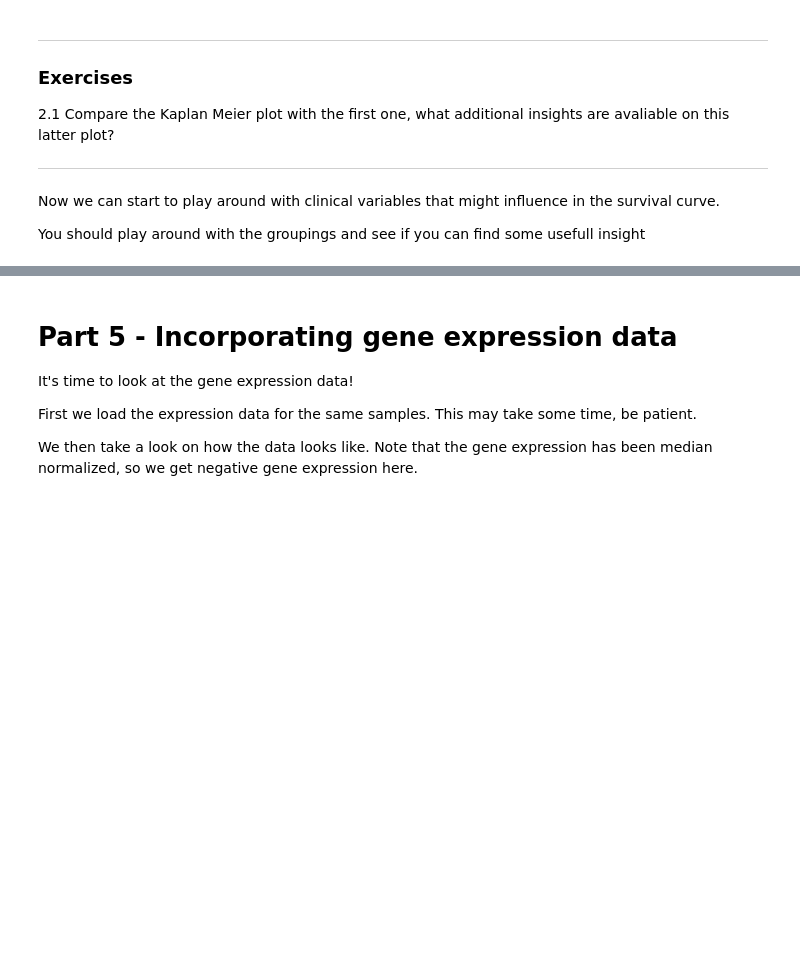
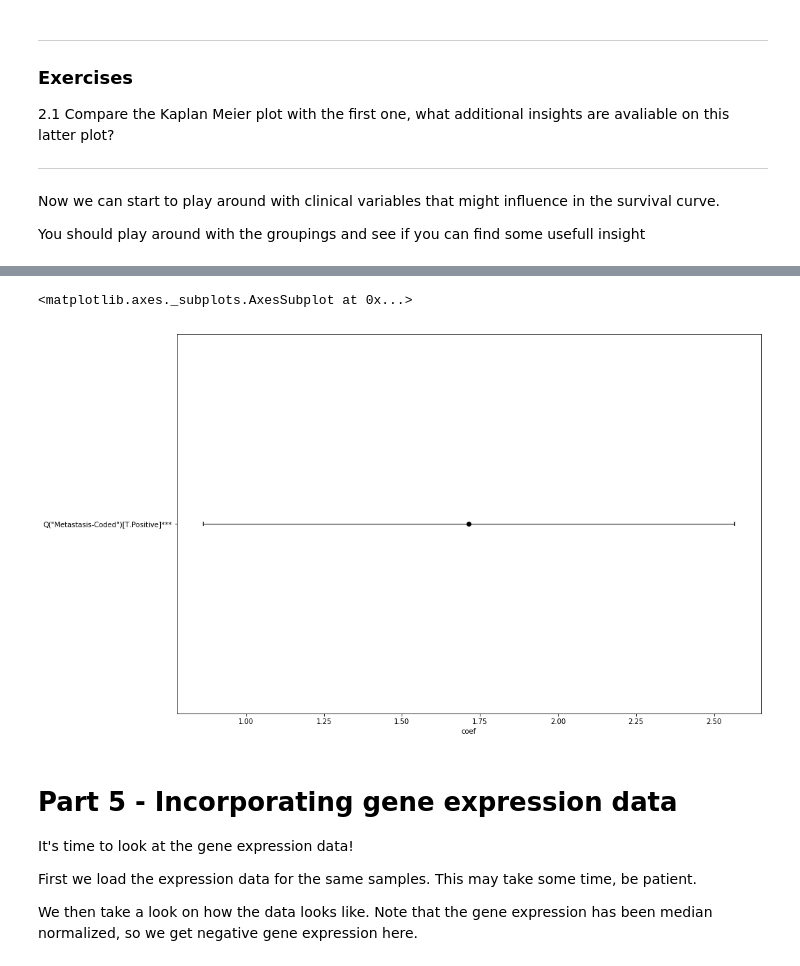
Before and after one commit to gjeuken/survival-workshop, a Jupyter notebook: Workshop.ipynb, the cells around one changed output, grey strips where cells are left out. Drawn from its saved outputs; the diff is of its cells as text; code cells hidden in the pictures; blank space fills up the shorter version.

```diff
--- a/Workshop.ipynb
+++ b/Workshop.ipynb
@@ -106,3 +158,17 @@ The next step is to use the Cox Proportional Hazards (CPH) in the data.
+# %%
+cph = lifelines.CoxPHFitter()
+
+model = 'Time + Event + Q("Metastasis-Coded")'
+
+cox_input = dmatrix(model, data = clinical, return_type = 'dataframe')
+cox_input = cox_input.drop(['Intercept'], axis = 1)
+
+cph.fit(cox_input, duration_col='Time', event_col='Event')
+
+cph.plot()
+# %% [output]
+<matplotlib.axes._subplots.AxesSubplot at 0x...>
+[figure, added]
 # %% [markdown]
 # Part 5 - Incorporating gene expression data
 
```
Also changed, not shown: parts of 8 cells of this notebook.
